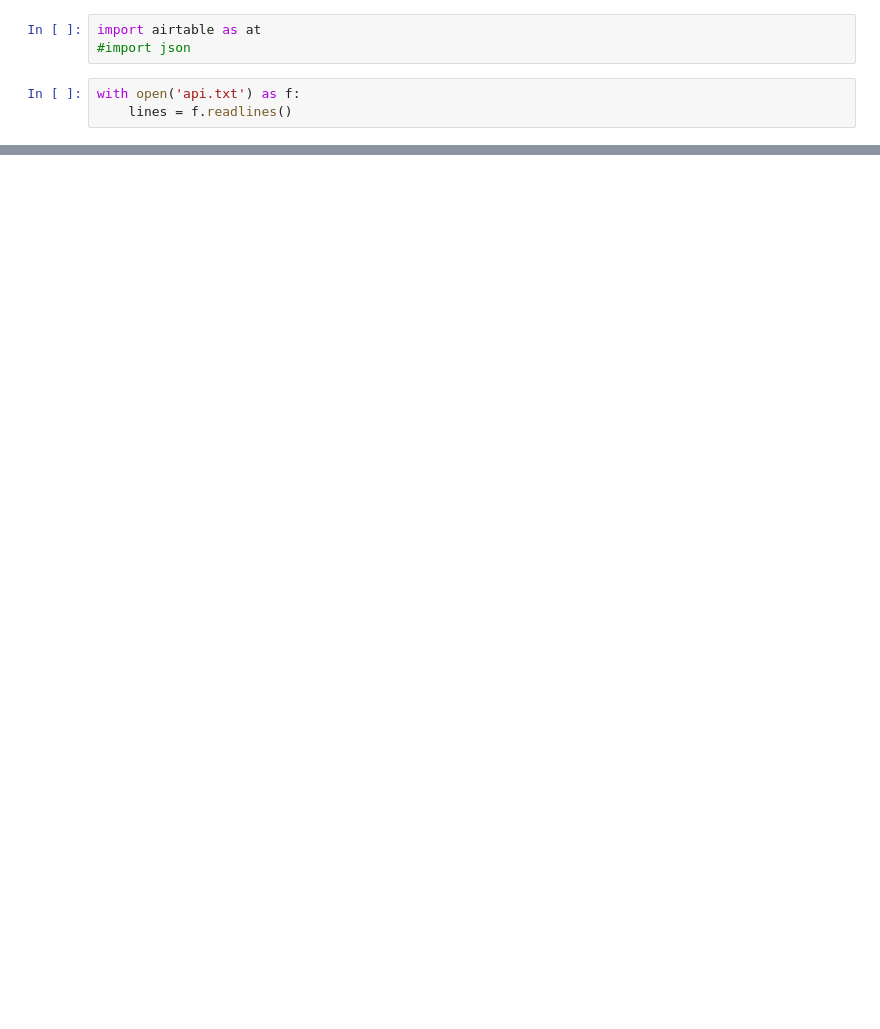
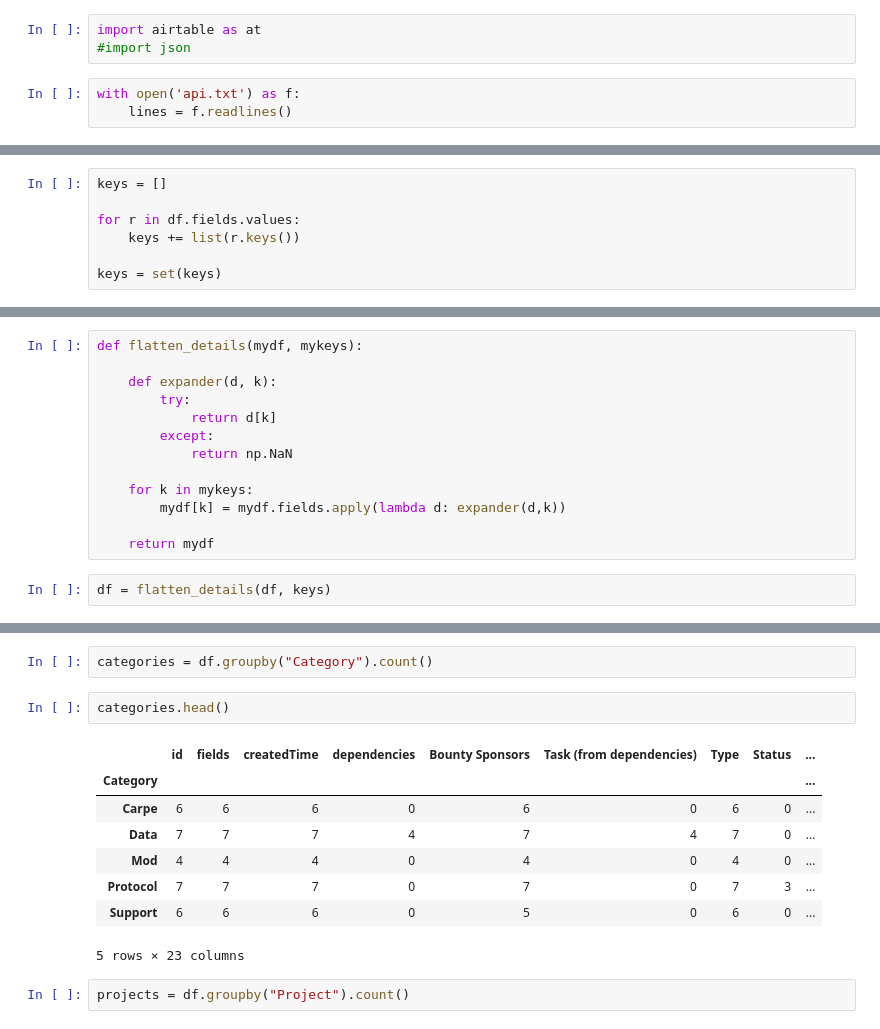
Before and after one commit to mzargham/karma-hustle-eda, a Jupyter notebook: karma.ipynb, the cells around one changed output, grey strips where cells are left out. Drawn from its saved outputs; the diff is of its cells as text; blank space fills up the shorter version.

```diff
--- a/karma.ipynb
+++ b/karma.ipynb
@@ -829,0 +36,7 @@ Text(0.5, 1.0, 'Rates of Mutual Use for Tools')
+# %%
+keys = []
+
+for r in df.fields.values:
+    keys += list(r.keys())
+
+keys = set(keys)
@@ -829,0 +63,15 @@ Text(0.5, 1.0, 'Rates of Mutual Use for Tools')
+# %%
+def flatten_details(mydf, mykeys):
+
+    def expander(d, k):
+        try:
+            return d[k]
+        except:
+            return np.NaN
+
+    for k in mykeys:
+        mydf[k] = mydf.fields.apply(lambda d: expander(d,k))
+
+    return mydf
+# %%
+df = flatten_details(df, keys)
@@ -829,0 +88,15 @@ Text(0.5, 1.0, 'Rates of Mutual Use for Tools')
+# %%
+categories = df.groupby("Category").count()
+# %%
+categories.head()
+# %% [output]
+|  | id | fields | createdTime | dependencies | Bounty Sponsors | Task (from dependencies) | Type | Status | ... |
+| Category |  |  |  |  |  |  |  |  | ... |
+| Carpe | 6 | 6 | 6 | 0 | 6 | 0 | 6 | 0 | ... |
+| Data | 7 | 7 | 7 | 4 | 7 | 4 | 7 | 0 | ... |
+| Mod | 4 | 4 | 4 | 0 | 4 | 0 | 4 | 0 | ... |
+| Protocol | 7 | 7 | 7 | 0 | 7 | 0 | 7 | 3 | ... |
+| Support | 6 | 6 | 6 | 0 | 5 | 0 | 6 | 0 | ... |
+5 rows × 23 columns
+# %%
+projects = df.groupby("Project").count()
```
Also changed, not shown: parts of 98 cells of this notebook.
